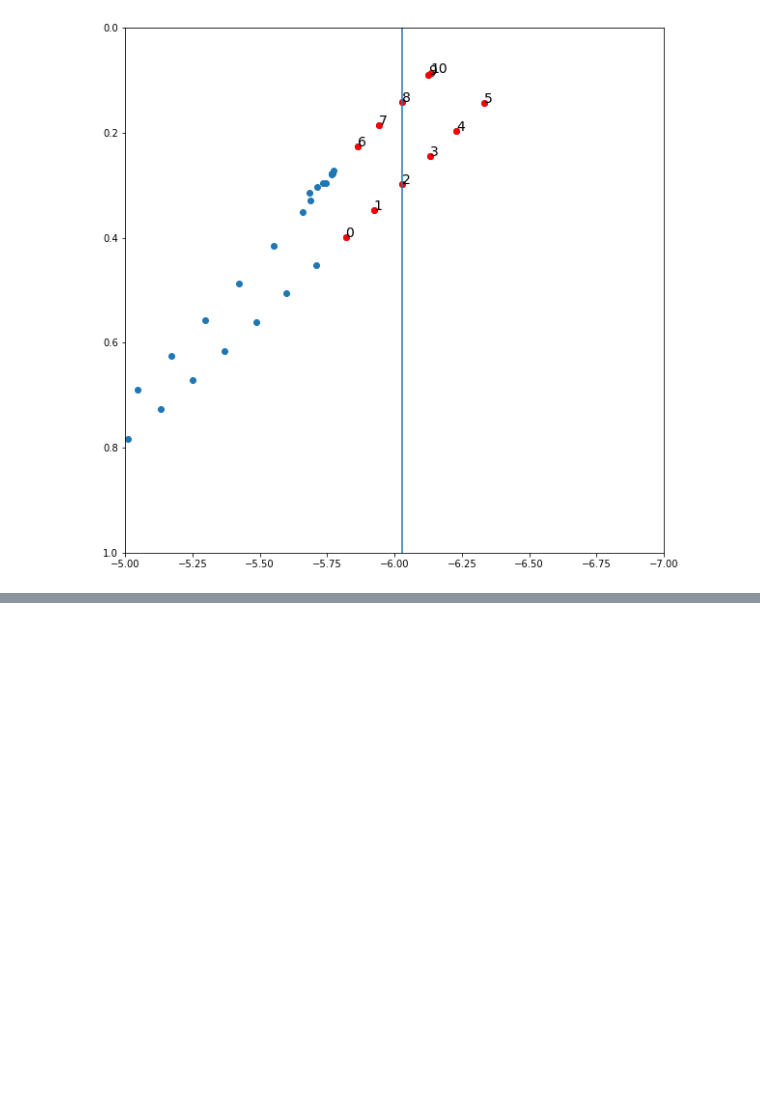
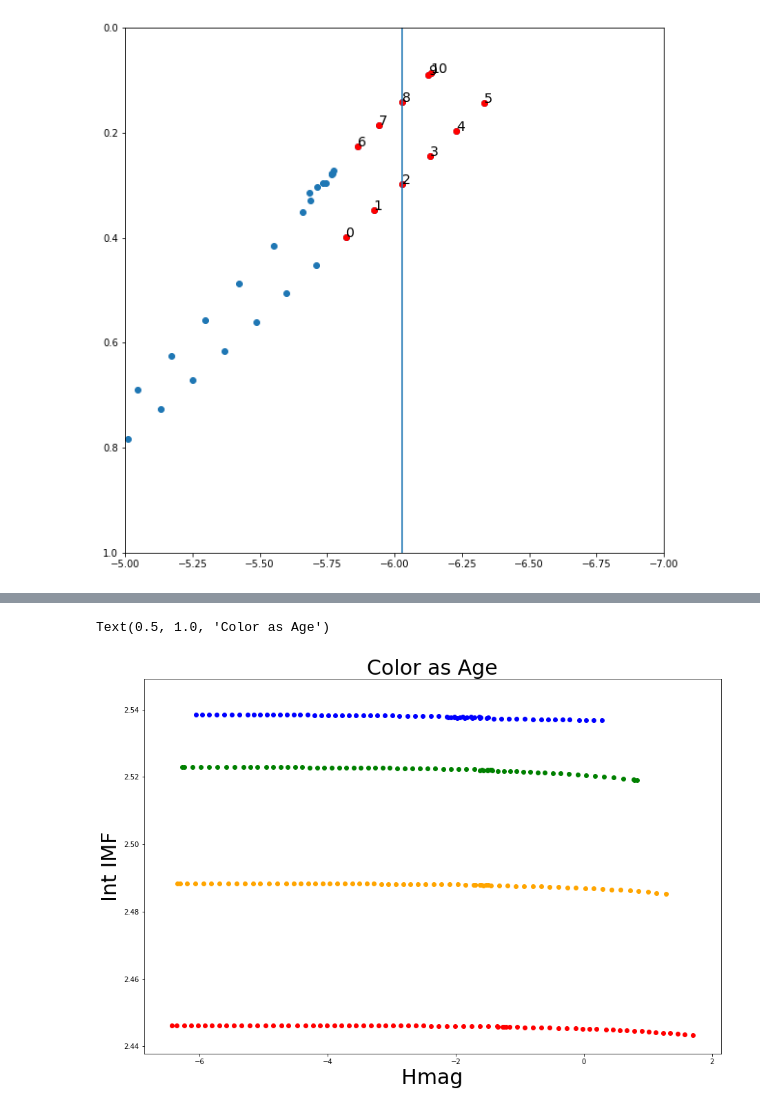
Before and after one commit to JoshuaPovick/depLMC_Structure, a Jupyter notebook: Calculate_Stellar_Field_Mass.ipynb, the cells around one changed output, grey strips where cells are left out. Saved outputs shown, nothing was run; the diff lists cells and outputs as text; code cells hidden in the pictures; blank space fills up the shorter version.

```diff
--- a/Calculate_Stellar_Field_Mass.ipynb
+++ b/Calculate_Stellar_Field_Mass.ipynb
@@ -56,11 +56,17 @@ def apogee_field_mass(age,metallicity,maxabsH,minabsH,selectfunc,number,parsec_p
 # rgb = np.where(parsecall['label']==3)
 # parsec = parsecall[rgb]
 # %%
-lmcdr16 = fits.getdata('/Users/joshpovick/Desktop/Research/LMC_Structure/lmc_rgbmembers_r13-l33-58672.fits',1)
+lmcdr16 = fits.getdata('/Users/joshpovick/Desktop/Research/LMC_Structure/lmc_rgbmembers_r13-l33-58672.fits.gz',1)
 clnr = np.where((lmcdr16['FE_H']>-9999.0)&(lmcdr16['AK_TARG']>-9999.0)&(lmcdr16['LOGG']>0.0)&\
                 (lmcdr16['M_H_ERR']>-90.0)&(lmcdr16['C_FE']>-9999.0)&(lmcdr16['N_FE']>-9999.0))
 
 clndr16 = lmcdr16[clnr]
+
+parsecall = ascii.read('/Users/joshpovick/Desktop/Research/LMC_Structure/logisochrones.dat', \
+                    format='basic', delimiter='\s')
+
+rgb = np.where(parsecall['label']==3)
+parsec = parsecall[rgb]
 # %%
 def dist2LMC(ra, dec, alph0, delt0, pa, io):
     '''
@@ -184,0 +230,17 @@ plt.show()
+# %%
+y = np.where((parsec['logAge']==9.35)&(parsec['Zini']==0.0057617))
+x = np.where((parsec['logAge']==9.5)&(parsec['Zini']==0.0057617))
+z = np.where((parsec['logAge']==9.8)&(parsec['Zini']==0.0057617))
+o = np.where((parsec['logAge']==10.1)&(parsec['Zini']==0.0057617))
+plt.figure(figsize=[15,10])
+plt.scatter(parsec['Hmag'][y],parsec['int_IMF'][y],c='b')
+plt.scatter(parsec['Hmag'][x],parsec['int_IMF'][x],c='g')
+plt.scatter(parsec['Hmag'][z],parsec['int_IMF'][z],c='orange')
+plt.scatter(parsec['Hmag'][o],parsec['int_IMF'][o],c='r')
+plt.ylabel('Int IMF',fontsize=30)
+plt.xlabel('Hmag',fontsize=30)
+plt.title('Color as Age',fontsize=30)
+# plt.colorbar()
+# %% [output]
+Text(0.5, 1.0, 'Color as Age')
+[figure, added]
```
Also changed, not shown: parts of 7 cells of this notebook, 8 other files.
